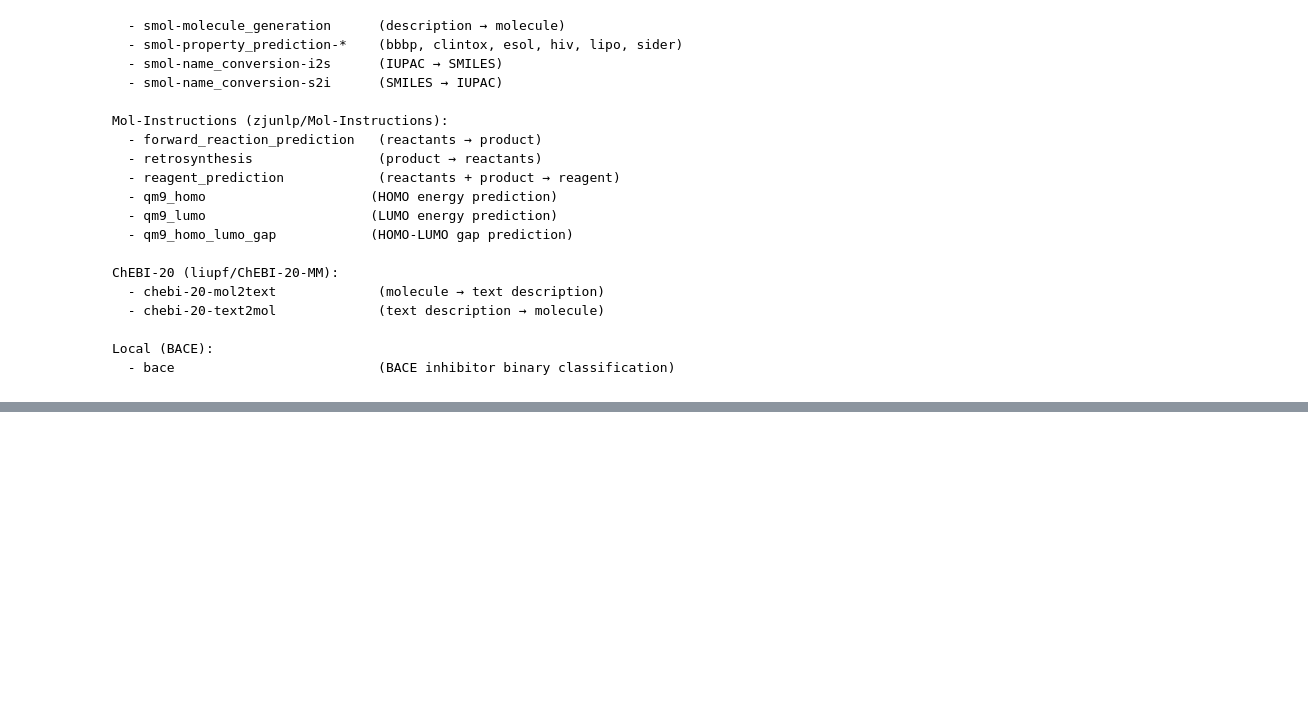
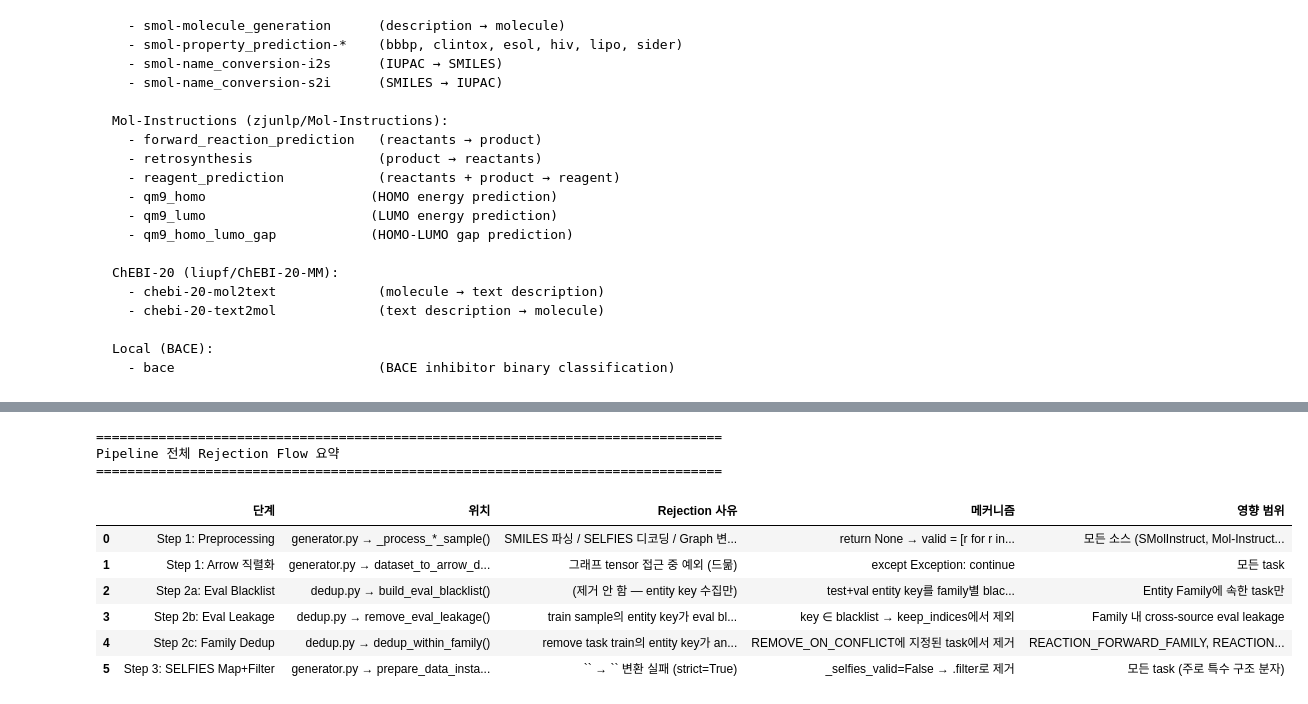
Before and after one commit to gkswns3708/MolDA, a Jupyter notebook: src/dataset_generation/dataset_summary.ipynb, the cells around one changed output, grey strips where cells are left out. Saved outputs shown, nothing was run; the diff lists cells and outputs as text; code cells hidden in the pictures; blank space fills up the shorter version.

```diff
--- a/src/dataset_generation/dataset_summary.ipynb
+++ b/src/dataset_generation/dataset_summary.ipynb
@@ -1644,0 +1378,71 @@ Total:          3,287,978
+# %%
+# ---------------------------------------------------------------------------
+# 전체 Rejection Flow 요약
+# ---------------------------------------------------------------------------
+print("=" * 80)
+print("Pipeline 전체 Rejection Flow 요약")
+print("=" * 80)
+
+summary_data = [
+    {
+        "단계": "Step 1: Preprocessing",
+        "위치": "generator.py → _process_*_sample()",
+        "Rejection 사유": "SMILES 파싱 / SELFIES 디코딩 / Graph 변환 / NaN",
+        "메커니즘": "return None → valid = [r for r in results if r is not None]",
+        "영향 범위": "모든 소스 (SMolInstruct, Mol-Instructions, ChEBI-20, BACE)",
+    },
+    {
+        "단계": "Step 1: Arrow 직렬화",
+        "위치": "generator.py → dataset_to_arrow_dicts()",
+        "Rejection 사유": "그래프 tensor 접근 중 예외 (드묾)",
+        "메커니즘": "except Exception: continue",
+        "영향 범위": "모든 task",
+    },
+    {
+        "단계": "Step 2a: Eval Blacklist",
+        "위치": "dedup.py → build_eval_blacklist()",
+        "Rejection 사유": "(제거 안 함 — entity key 수집만)",
+        "메커니즘": "test+val entity key를 family별 blacklist에 추가",
+        "영향 범위": "Entity Family에 속한 task만",
+    },
+    {
+        "단계": "Step 2b: Eval Leakage",
+        "위치": "dedup.py → remove_eval_leakage()",
+        "Rejection 사유": "train sample의 entity key가 eval blacklist에 존재",
+        "메커니즘": "key ∈ blacklist → keep_indices에서 제외",
+        "영향 범위": "Family 내 cross-source eval leakage",
+    },
+    {
+        "단계": "Step 2c: Family Dedup",
+        "위치": "dedup.py → dedup_within_family()",
+        "Rejection 사유": "remove task train의 entity key가 anchor task train에 존재",
+        "메커니즘": "REMOVE_ON_CONFLICT에 지정된 task에서 제거",
+        "영향 범위": "REACTION_FORWARD_FAMILY, REACTION_RETRO_FAMILY 만 (2개)",
+    },
+    {
+        "단계": "Step 3: SELFIES Map+Filter",
+        "위치": "generator.py → prepare_data_instance() + .filter()",
+        "Rejection 사유": "`<SMILES>` → `<SELFIES>` 변환 실패 (strict=True)",
+        "메커니즘": "_selfies_valid=False → .filter로 제거",
+        "영향 범위": "모든 task (주로 특수 구조 분자)",
+    },
+]
+
+df_pipeline_summary = pd.DataFrame(summary_data)
+display(df_pipeline_summary.style.set_properties(**{
+    "text-align": "left",
+    "white-space": "pre-wrap",
+}).set_table_styles([
+    {"selector": "th", "props": [("text-align", "center")]},
+]))
+# %% [output]
+================================================================================
+Pipeline 전체 Rejection Flow 요약
+================================================================================
+|  | 단계 | 위치 | Rejection 사유 | 메커니즘 | 영향 범위 |
+| 0 | Step 1: Preprocessing | generator.py → _process_*_sample() | SMILES 파싱 / SELFIES 디코딩 / Graph 변... | return None → valid = [r for r in... | 모든 소스 (SMolInstruct, Mol-Instruct... |
+| 1 | Step 1: Arrow 직렬화 | generator.py → dataset_to_arrow_d... | 그래프 tensor 접근 중 예외 (드묾) | except Exception: continue | 모든 task |
+| 2 | Step 2a: Eval Blacklist | dedup.py → build_eval_blacklist() | (제거 안 함 — entity key 수집만) | test+val entity key를 family별 blac... | Entity Family에 속한 task만 |
+| 3 | Step 2b: Eval Leakage | dedup.py → remove_eval_leakage() | train sample의 entity key가 eval bl... | key ∈ blacklist → keep_indices에서 제외 | Family 내 cross-source eval leakage |
+| 4 | Step 2c: Family Dedup | dedup.py → dedup_within_family() | remove task train의 entity key가 an... | REMOVE_ON_CONFLICT에 지정된 task에서 제거 | REACTION_FORWARD_FAMILY, REACTION... |
+| 5 | Step 3: SELFIES Map+Filter | generator.py → prepare_data_insta... | `` → `` 변환 실패 (strict=True) | _selfies_valid=False → .filter로 제거 | 모든 task (주로 특수 구조 분자) |
```
Also changed, not shown: parts of 50 cells of this notebook, 22 other files.
